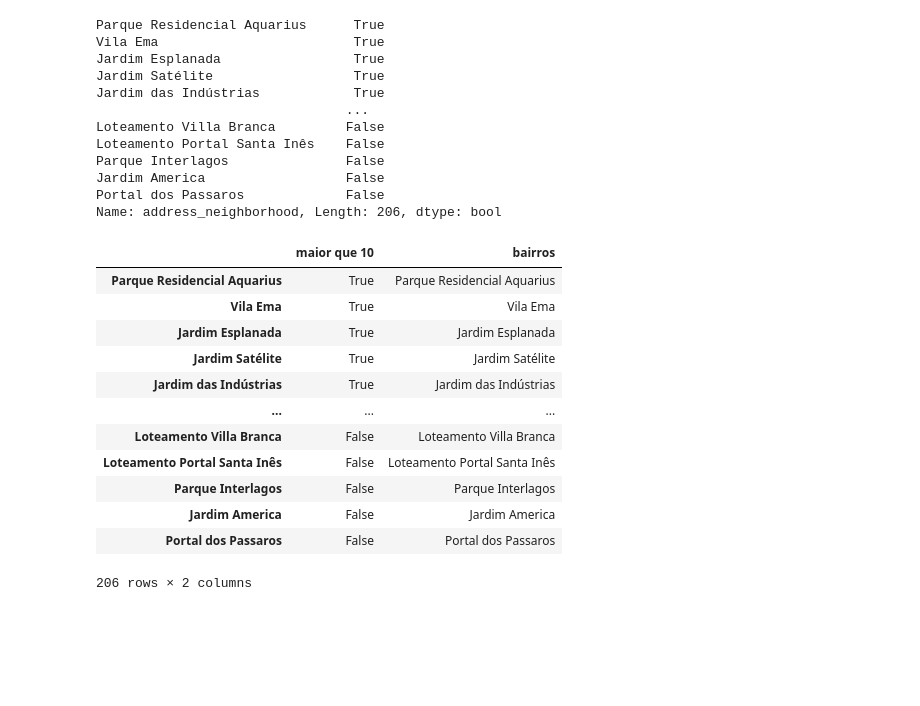
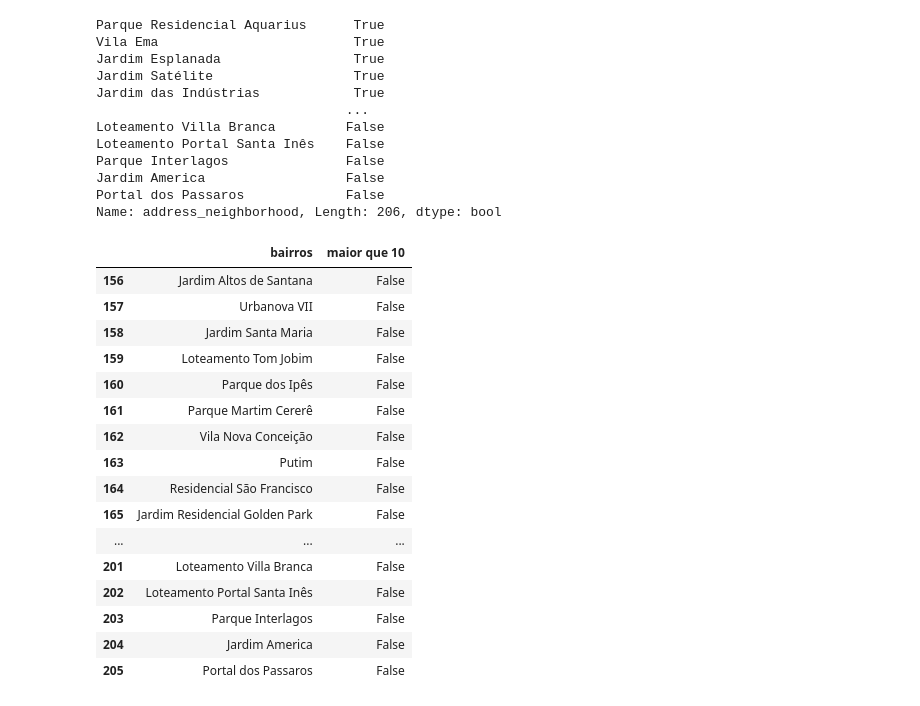
Before and after one commit to fabiollg/PI-4_Predicao_Valores_Imoveis_SJC, a Jupyter notebook: PI_4_Predicao_Valores_Imoveis_SJC.ipynb, the cells around one changed output. Drawn from its saved outputs; the diff is of its cells as text; code cells hidden in the pictures; blank space fills up the shorter version.

```diff
--- a/PI_4_Predicao_Valores_Imoveis_SJC.ipynb
+++ b/PI_4_Predicao_Valores_Imoveis_SJC.ipynb
@@ -222,18 +220,25 @@ Name: address_neighborhood, Length: 206, dtype: bool
 # %%
 dados_bairros_filt = pd.DataFrame({"maior que 10":filtro_bairros})
 dados_bairros_filt['bairros'] = dados_bairros_filt.index
-dados_bairros_filt
-# %% [output]
-|  | maior que 10 | bairros |
-| Parque Residencial Aquarius | True | Parque Residencial Aquarius |
-| Vila Ema | True | Vila Ema |
-| Jardim Esplanada | True | Jardim Esplanada |
-| Jardim Satélite | True | Jardim Satélite |
-| Jardim das Indústrias | True | Jardim das Indústrias |
-| ... | ... | ... |
-| Loteamento Villa Branca | False | Loteamento Villa Branca |
-| Loteamento Portal Santa Inês | False | Loteamento Portal Santa Inês |
-| Parque Interlagos | False | Parque Interlagos |
-| Jardim America | False | Jardim America |
-| Portal dos Passaros | False | Portal dos Passaros |
-206 rows × 2 columns
+# %%
+dados_bairros_filt.index = range(206)
+dados_bairros_filt = dados_bairros_filt[['bairros','maior que 10']]
+dados_bairros_filt.tail(50)
+# %% [output]
+|  | bairros | maior que 10 |
+| 156 | Jardim Altos de Santana | False |
+| 157 | Urbanova VII | False |
+| 158 | Jardim Santa Maria | False |
+| 159 | Loteamento Tom Jobim | False |
+| 160 | Parque dos Ipês | False |
+| 161 | Parque Martim Cererê | False |
+| 162 | Vila Nova Conceição | False |
+| 163 | Putim | False |
+| 164 | Residencial São Francisco | False |
+| 165 | Jardim Residencial Golden Park | False |
+| ... | ... | ... |
+| 201 | Loteamento Villa Branca | False |
+| 202 | Loteamento Portal Santa Inês | False |
+| 203 | Parque Interlagos | False |
+| 204 | Jardim America | False |
+| 205 | Portal dos Passaros | False |
```
Also changed, not shown: parts of 4 cells of this notebook.
